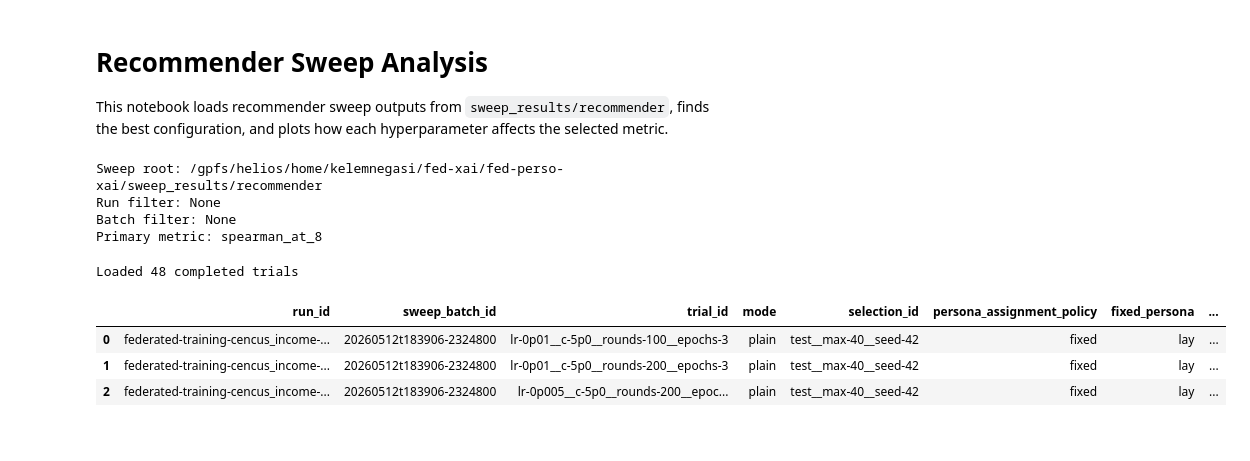
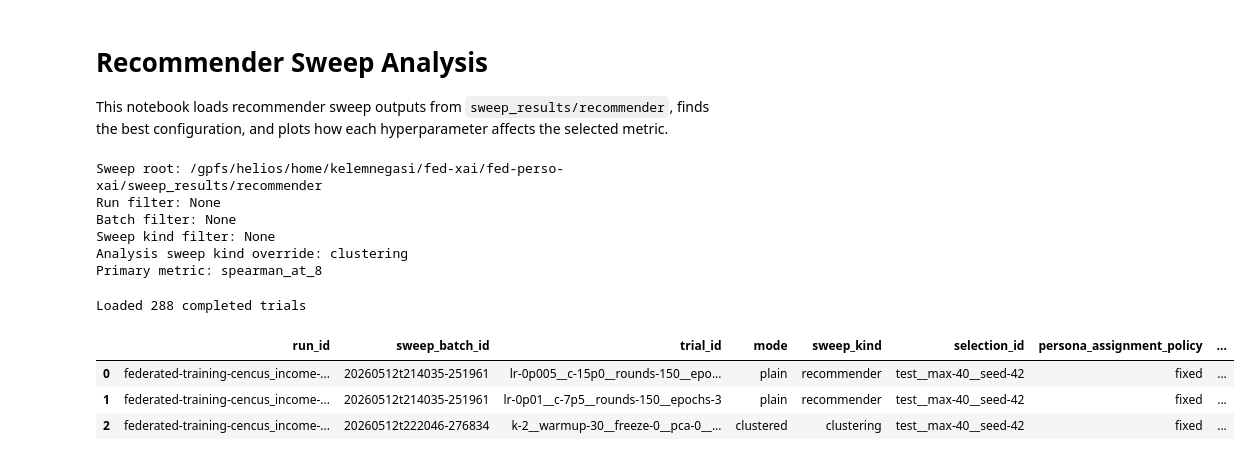
Before and after one commit to kellemNegasi/FedPEARL, a Jupyter notebook: notebooks/recommender_sweep_analysis.ipynb, the cells around one changed output. Saved outputs shown, nothing was run; the diff lists cells and outputs as text; code cells hidden in the pictures.

```diff
--- a/notebooks/recommender_sweep_analysis.ipynb
+++ b/notebooks/recommender_sweep_analysis.ipynb
@@ -17,20 +17,26 @@ pd.set_option("display.max_colwidth", 120)
 SWEEP_ROOT = Path("../sweep_results/recommender")
 RUN_ID_FILTER = None
 SWEEP_BATCH_FILTER = None
+SWEEP_KIND_FILTER = None
+ANALYSIS_SWEEP_KIND = "clustering"  # Optional override: "recommender" or "clustering"
 PRIMARY_METRIC = "spearman_at_8"
 TOP_N = 10
 
 print(f"Sweep root: {SWEEP_ROOT.resolve()}")
 print(f"Run filter: {RUN_ID_FILTER}")
 print(f"Batch filter: {SWEEP_BATCH_FILTER}")
+print(f"Sweep kind filter: {SWEEP_KIND_FILTER}")
+print(f"Analysis sweep kind override: {ANALYSIS_SWEEP_KIND}")
 print(f"Primary metric: {PRIMARY_METRIC}")
 # %% [output]
 Sweep root: /gpfs/helios/home/kelemnegasi/fed-xai/fed-perso-xai/sweep_results/recommender
 Run filter: None
 Batch filter: None
+Sweep kind filter: None
+Analysis sweep kind override: clustering
 Primary metric: spearman_at_8
 # %%
-def load_sweep_trials(sweep_root: Path, run_id_filter=None, batch_filter=None) -> pd.DataFrame:
+def load_sweep_trials(sweep_root: Path, run_id_filter=None, batch_filter=None, sweep_kind_filter=None) -> pd.DataFrame:
     records = []
     for config_path in sorted(sweep_root.glob("**/config.json")):
         trial_dir = config_path.parent
@@ -45,12 +51,16 @@ def load_sweep_trials(sweep_root: Path, run_id_filter=None, batch_filter=None) -
 
         run_id = config["run_id"]
         batch_id = config["sweep_batch_id"]
+        sweep_kind = config.get("sweep_kind", "recommender")
         if run_id_filter and run_id != run_id_filter:
             continue
         if batch_filter and batch_id != batch_filter:
             continue
+        if sweep_kind_filter and sweep_kind != sweep_kind_filter:
+            continue
 
         hyper = config.get("hyperparameters", {})
+        clustering = config.get("clustering", {})
         aggregate = metrics.get("aggregate", {})
         client_metrics = metrics.get("clients", {})
         client_spearman = {
@@ -63,6 +73,7 @@ def load_sweep_trials(sweep_root: Path, run_id_filter=None, batch_filter=None) -
             "sweep_batch_id": batch_id,
             "trial_id": config.get("trial_id"),
             "mode": config.get("mode"),
+            "sweep_kind": sweep_kind,
             "selection_id": config.get("selection_id"),
             "persona_assignment_policy": config.get("persona_assignment_policy"),
             "fixed_persona": config.get("fixed_persona"),
@@ -74,42 +85,49 @@ def load_sweep_trials(sweep_root: Path, run_id_filter=None, batch_filter=None) -
             "train_learning_rate": hyper.get("train_learning_rate"),
             "train_svm_c": hyper.get("train_svm_c"),
             "train_svm_intercept_scaling": hyper.get("train_svm_intercept_scaling"),
+            "clustering_k": clustering.get("clustering_k"),
+            "clustering_warmup_rounds": clustering.get("clustering_warmup_rounds"),
+            "clustering_freeze_pca_after_warmup": clustering.get("clustering_freeze_pca_after_warmup"),
+            "clustering_enable_pca": clustering.get("clustering_enable_pca"),
+            "clustering_representation": clustering.get("clustering_representation"),
+            "clustering_assignment_margin": clustering.get("clustering_assignment_margin"),
+            "clustering_num_restarts": clustering.get("clustering_num_restarts"),
             "spearman_at_3": aggregate.get("spearman_at_3"),
             "spearman_at_5": aggregate.get("spearman_at_5"),
             "spearman_at_8": aggregate.get("spearman_at_8"),
             "mean_client_spearman": (
                 float(np.mean(list(client_spearman.values()))) if client_spearman else np.nan
             ),
             "std_client_spearman": (
                 float(np.std(list(client_spearman.values()))) if client_spearman else np.nan
             ),
             "client_spearman": client_spearman,
             "trial_dir": config.get("paths", {}).get("trial_dir"),
             "evaluation_summary_path": config.get("paths", {}).get("evaluation_summary"),
             "metrics_summary_path": config.get("paths", {}).get("metrics_summary"),
         }
         records.append(record)
 
     if not records:
         return pd.DataFrame()
 
     df = pd.DataFrame.from_records(records)
     df = df.sort_values(
         by=[PRIMARY_METRIC, "spearman_at_5", "spearman_at_3"],
         ascending=False,
     ).reset_index(drop=True)
     return df
 
 
-df = load_sweep_trials(SWEEP_ROOT, RUN_ID_FILTER, SWEEP_BATCH_FILTER)
+df = load_sweep_trials(SWEEP_ROOT, RUN_ID_FILTER, SWEEP_BATCH_FILTER, SWEEP_KIND_FILTER)
 print(f"Loaded {len(df)} completed trials")
 df.head(3)
 # %% [output]
-Loaded 48 completed trials
+Loaded 288 completed trials
-|  | run_id | sweep_batch_id | trial_id | mode | selection_id | persona_assignment_policy | fixed_persona | ... |
-| 0 | federated-training-cencus_income-... | 20260512t183906-2324800 | lr-0p01__c-5p0__rounds-100__epochs-3 | plain | test__max-40__seed-42 | fixed | lay | ... |
-| 1 | federated-training-cencus_income-... | 20260512t183906-2324800 | lr-0p01__c-5p0__rounds-200__epochs-3 | plain | test__max-40__seed-42 | fixed | lay | ... |
-| 2 | federated-training-cencus_income-... | 20260512t183906-2324800 | lr-0p005__c-5p0__rounds-200__epoc... | plain | test__max-40__seed-42 | fixed | lay | ... |
+|  | run_id | sweep_batch_id | trial_id | mode | sweep_kind | selection_id | persona_assignment_policy | ... |
+| 0 | federated-training-cencus_income-... | 20260512t214035-251961 | lr-0p005__c-15p0__rounds-150__epo... | plain | recommender | test__max-40__seed-42 | fixed | ... |
+| 1 | federated-training-cencus_income-... | 20260512t214035-251961 | lr-0p01__c-7p5__rounds-150__epochs-3 | plain | recommender | test__max-40__seed-42 | fixed | ... |
+| 2 | federated-training-cencus_income-... | 20260512t222046-276834 | k-2__warmup-30__freeze-0__pca-0__... | clustered | clustering | test__max-40__seed-42 | fixed | ... |
 # %%
 if df.empty:
     raise RuntimeError("No completed sweep trials were found for the current filters.")
```
Also changed, not shown: parts of 5 cells of this notebook, 3 other files.
